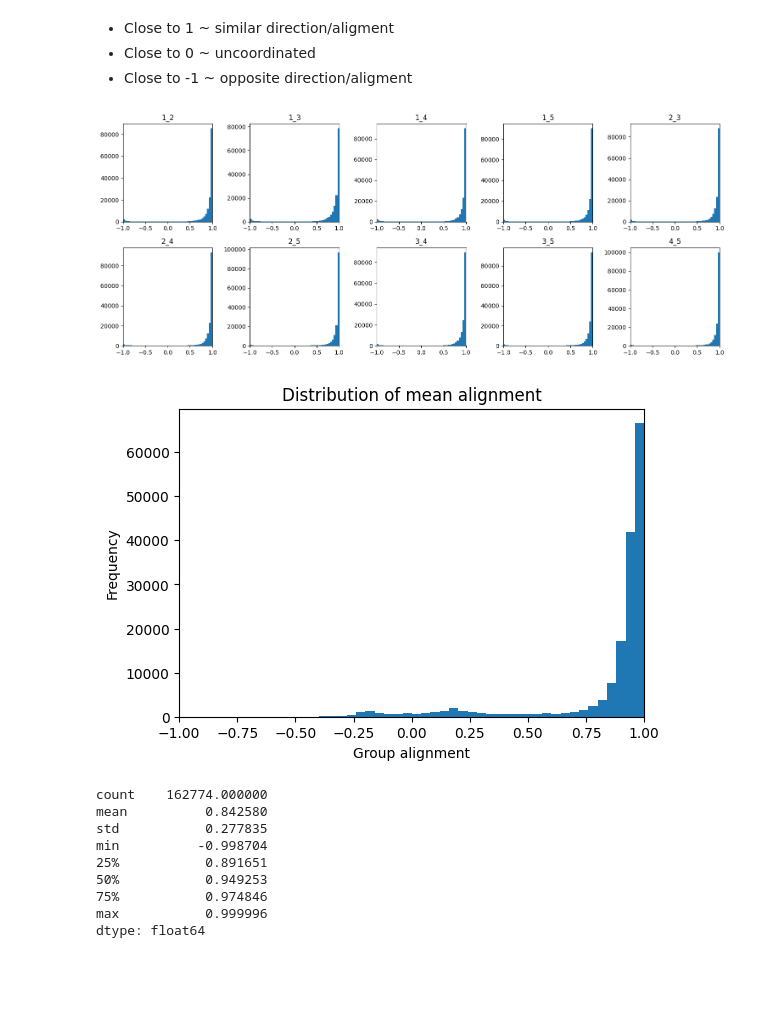
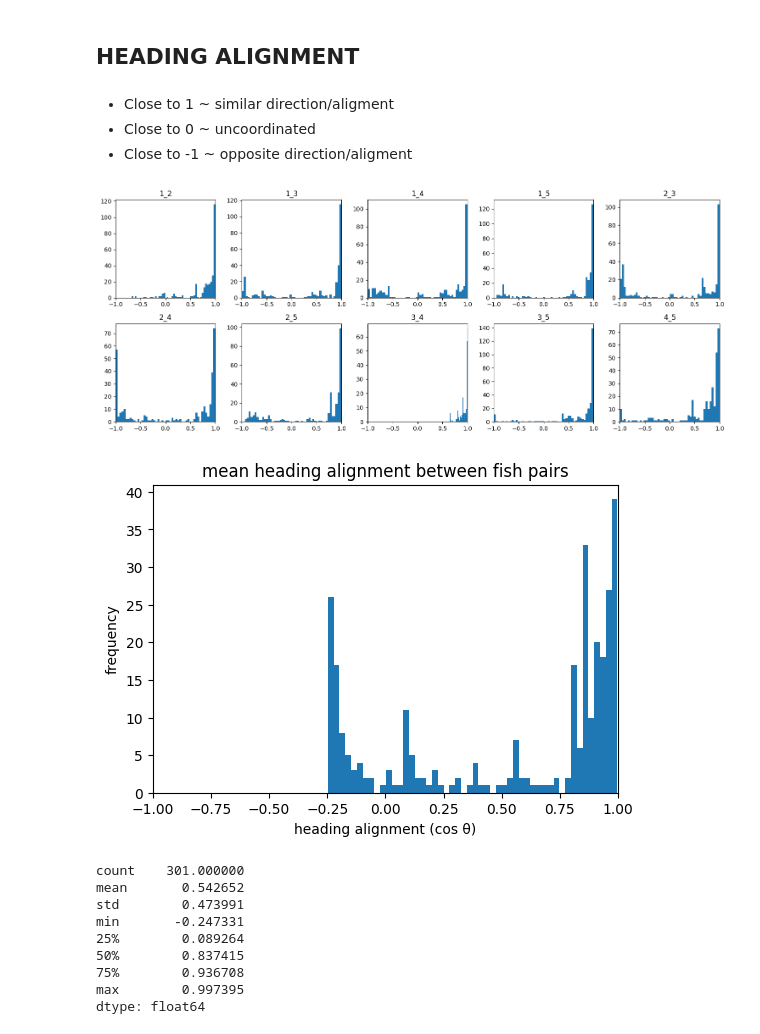
Before and after one commit to eloisecowley4/mdm2_project2, a Jupyter notebook: behavior_analisis/alignment.ipynb, the cells around one changed output. Cells and saved outputs as stored; diff of their text form; code cells hidden in the pictures; blank space fills up the shorter version.

```diff
--- a/behavior_analisis/alignment.ipynb
+++ b/behavior_analisis/alignment.ipynb
@@ -14,43 +11,42 @@ for i in range(1, n + 1):
+# %% [markdown]
+## HEADING ALIGNMENT
 # %% [markdown]
 - Close to 1 ~ similar direction/aligment
 - Close to 0 ~ uncoordinated
 - Close to -1 ~ opposite direction/aligment
 # %%
+n = 5
+alignment = pd.DataFrame(index=example_data.index)
+for i in range(1, n + 1):
+    for j in range(i + 1, n + 1):
+        alignment[f'{i}_{j}'] = np.cos(example_data[f'H{i}'] - example_data[f'H{j}'])
+
 fig, axes = plt.subplots(2, 5, figsize=(15, 6))
 axes = axes.flatten()
-
 for i, col in enumerate(alignment.columns):
     axes[i].hist(alignment[col], bins=50)
     axes[i].set_title(col)
     axes[i].set_xlim(-1, 1)
-
-
 plt.tight_layout()
 plt.show()
+
+plt.figure(figsize=(6, 4))
+plt.hist(alignment.mean(axis=1), bins=50)
+plt.xlabel('heading alignment')
+plt.ylabel('frequency')
+plt.title('mean heading alignment between fish pairs')
+plt.xlim(-1, 1)
+plt.show()
+print(alignment.mean(axis=1).describe())
 # %% [output]
-[figure, old version]
+[figure, new version]
+[figure, added]
+count    301.000000
+mean       0.542652
+std        0.473991
+min       -0.247331
+25%        0.089264
+50%        0.837415
+75%        0.936708
+max        0.997395
+dtype: float64
-# %%
-mean_alignment = alignment.mean(axis=1)
-
-plt.figure(figsize=(6,4))
-plt.hist(mean_alignment, bins=50)
-
-plt.xlabel("Group alignment")
-plt.ylabel("Frequency")
-plt.title("Distribution of mean alignment")
-plt.xlim(-1, 1)
-plt.show()
-# %% [output]
-[figure, removed]
-# %%
-print(mean_alignment.describe())
-# %% [output]
-count    162774.000000
-mean          0.842580
-std           0.277835
-min          -0.998704
-25%           0.891651
-50%           0.949253
-75%           0.974846
-max           0.999996
-dtype: float64
```
Also changed, not shown: parts of 15 cells of this notebook.
